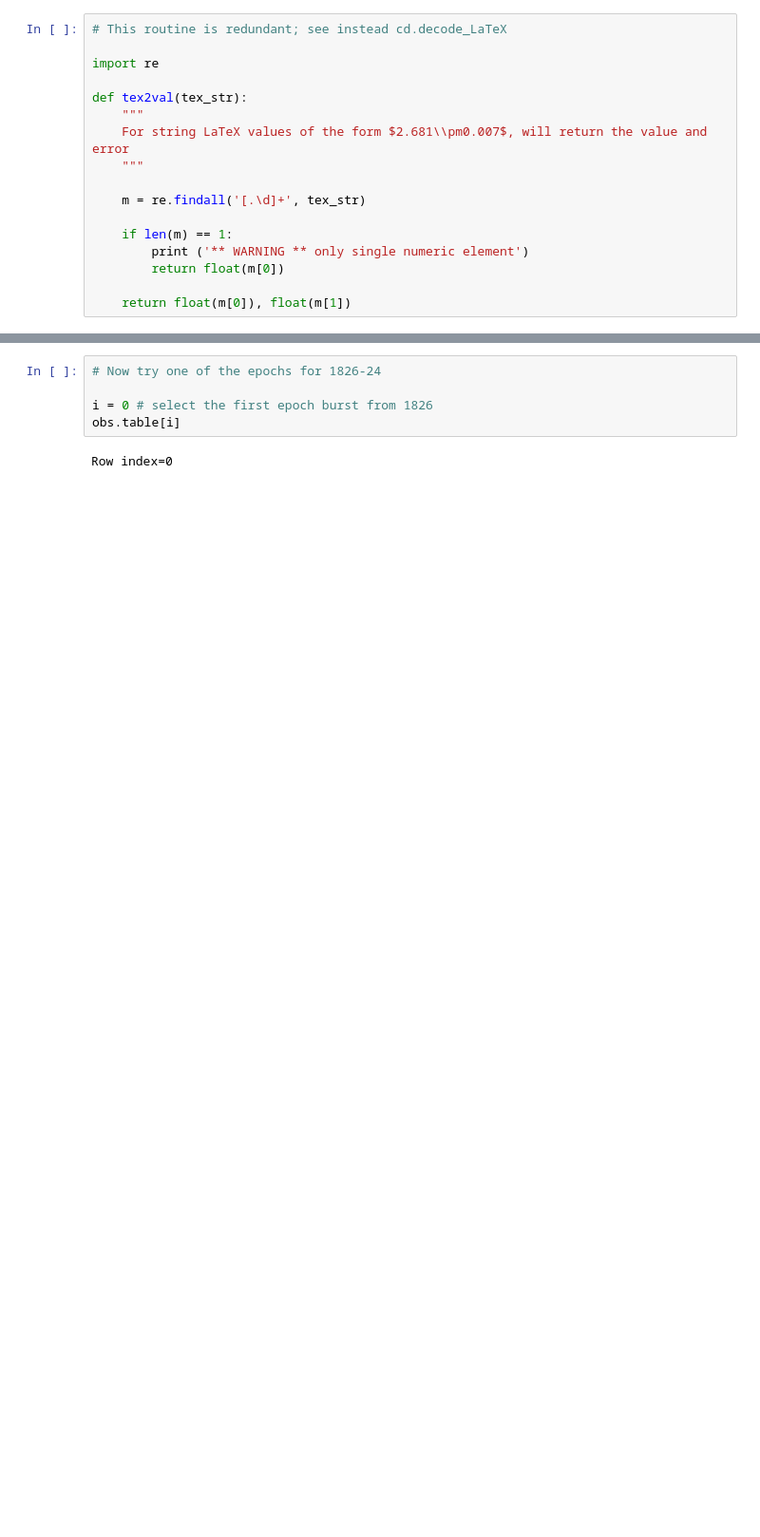
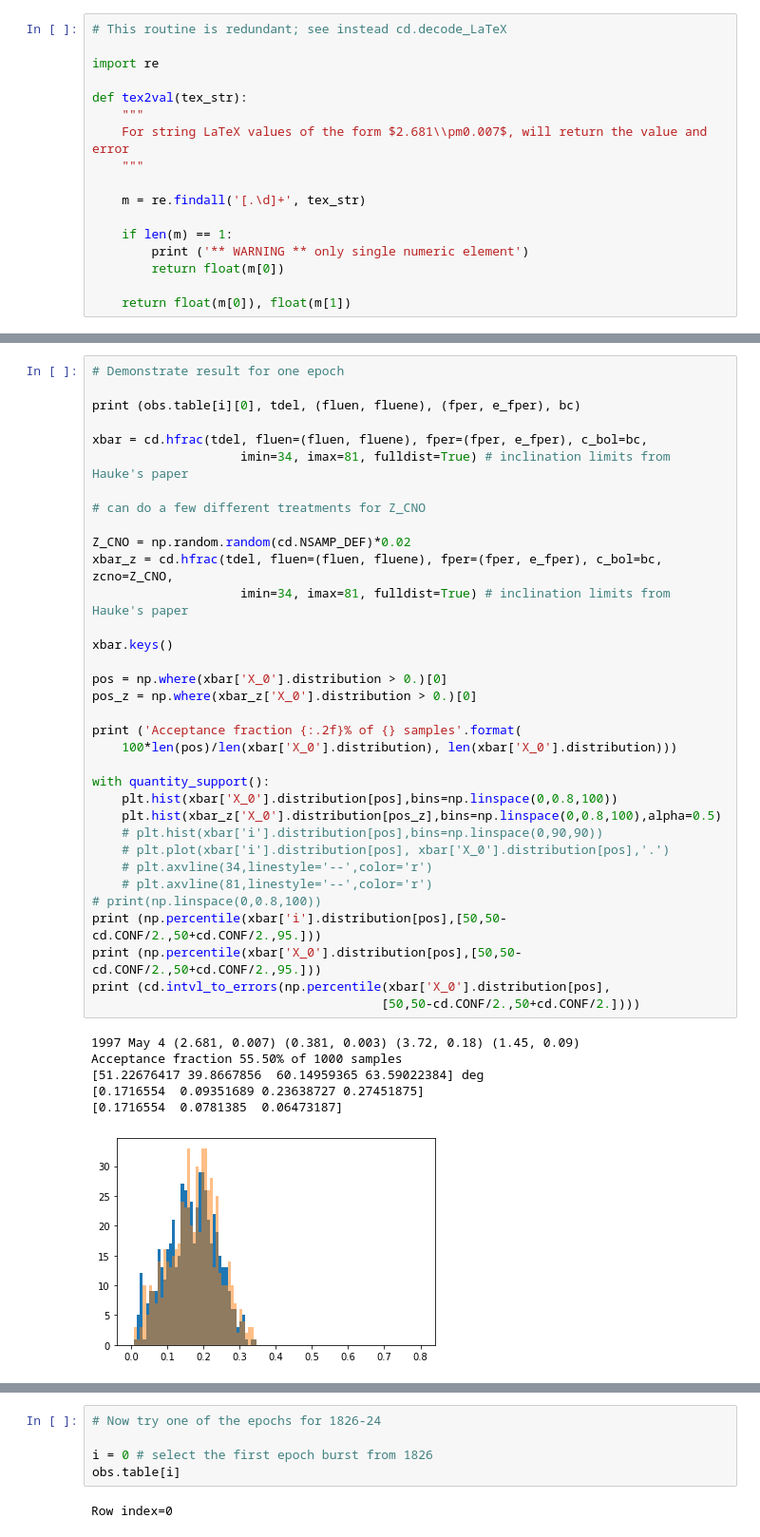
Before and after one commit to outs1der/concord, a Jupyter notebook: Inferring burster properties.ipynb, the cells around one changed output, grey strips where cells are left out. Shown at 95% size. Saved outputs shown, nothing was run; the diff lists cells and outputs as text; blank space fills up the shorter version.

```diff
--- a/Inferring burster properties.ipynb
+++ b/Inferring burster properties.ipynb
@@ -679 +686,42 @@ plt.legend()
+# %%
+# Demonstrate result for one epoch
+
+print (obs.table[i][0], tdel, (fluen, fluene), (fper, e_fper), bc)
+
+xbar = cd.hfrac(tdel, fluen=(fluen, fluene), fper=(fper, e_fper), c_bol=bc,
+                    imin=34, imax=81, fulldist=True) # inclination limits from Hauke's paper
+
+# can do a few different treatments for Z_CNO
+
+Z_CNO = np.random.random(cd.NSAMP_DEF)*0.02
+xbar_z = cd.hfrac(tdel, fluen=(fluen, fluene), fper=(fper, e_fper), c_bol=bc, zcno=Z_CNO,
+                    imin=34, imax=81, fulldist=True) # inclination limits from Hauke's paper
+
+xbar.keys()
+
+pos = np.where(xbar['X_0'].distribution > 0.)[0]
+pos_z = np.where(xbar_z['X_0'].distribution > 0.)[0]
+
+print ('Acceptance fraction {:.2f}% of {} samples'.format(
+    100*len(pos)/len(xbar['X_0'].distribution), len(xbar['X_0'].distribution)))
+
+with quantity_support():
+    plt.hist(xbar['X_0'].distribution[pos],bins=np.linspace(0,0.8,100))
+    plt.hist(xbar_z['X_0'].distribution[pos_z],bins=np.linspace(0,0.8,100),alpha=0.5)
+    # plt.hist(xbar['i'].distribution[pos],bins=np.linspace(0,90,90))
+    # plt.plot(xbar['i'].distribution[pos], xbar['X_0'].distribution[pos],'.')
+    # plt.axvline(34,linestyle='--',color='r')
+    # plt.axvline(81,linestyle='--',color='r')
+# print(np.linspace(0,0.8,100))
+print (np.percentile(xbar['i'].distribution[pos],[50,50-cd.CONF/2.,50+cd.CONF/2.,95.]))
+print (np.percentile(xbar['X_0'].distribution[pos],[50,50-cd.CONF/2.,50+cd.CONF/2.,95.]))
+print (cd.intvl_to_errors(np.percentile(xbar['X_0'].distribution[pos],
+                                       [50,50-cd.CONF/2.,50+cd.CONF/2.])))
+# %% [output]
+1997 May 4 (2.681, 0.007) (0.381, 0.003) (3.72, 0.18) (1.45, 0.09)
+Acceptance fraction 55.50% of 1000 samples
+[51.22676417 39.8667856  60.14959365 63.59022384] deg
+[0.1716554  0.09351689 0.23638727 0.27451875]
+[0.1716554  0.0781385  0.06473187]
+[figure, added]
 # %%
```
Also changed, not shown: parts of 16 cells of this notebook, 1 other file.
